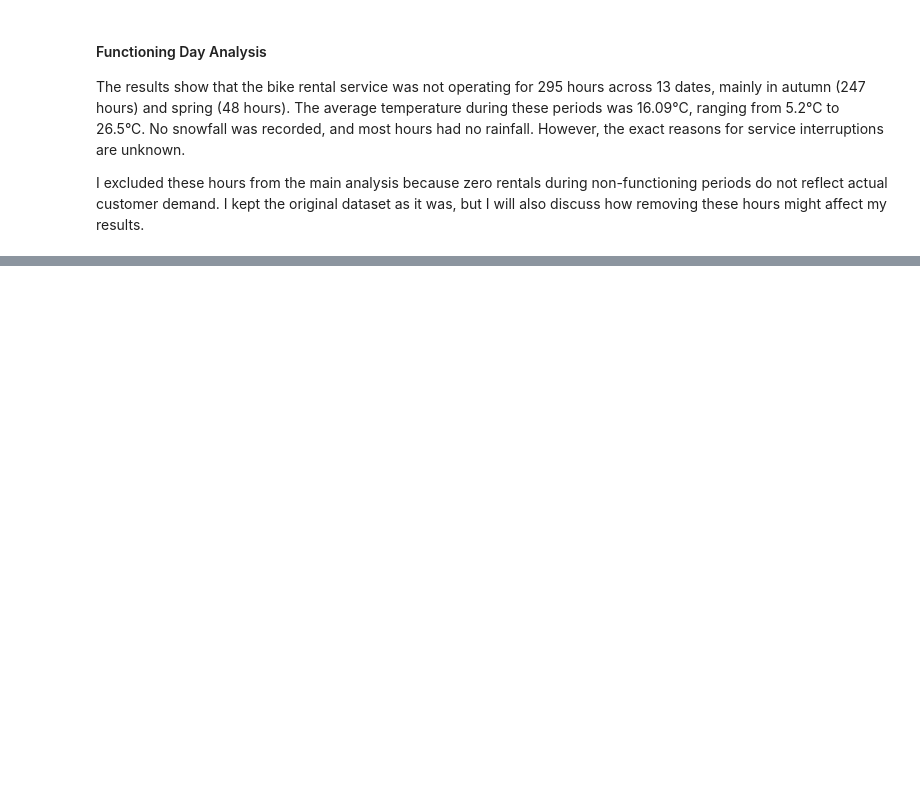
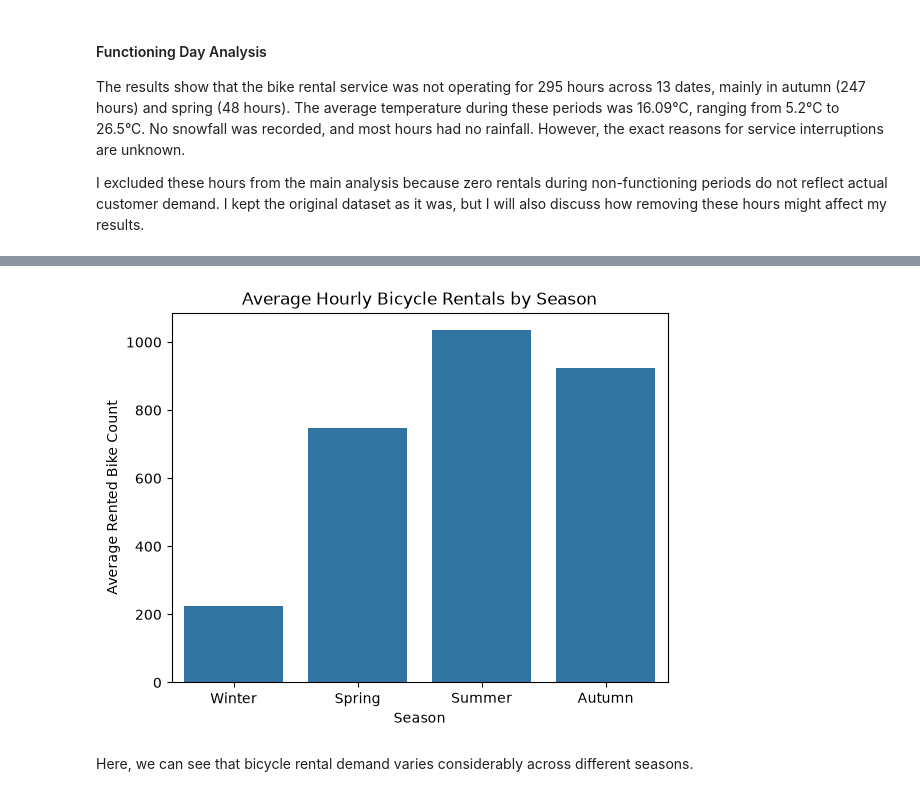
Before and after one commit to Munkhzaya-pom/statistic-sep-26, a Jupyter notebook: CA2_stats_sep_26/CA2_stats_sep_26.ipynb, the cells around one changed output, grey strips where cells are left out. Cells and saved outputs as stored; diff of their text form; code cells hidden in the pictures; blank space fills up the shorter version.

```diff
--- a/CA2_stats_sep_26/CA2_stats_sep_26.ipynb
+++ b/CA2_stats_sep_26/CA2_stats_sep_26.ipynb
@@ -223,0 +368,20 @@ I excluded these hours from the main analysis because zero rentals during non-fu
+# %%
+# Average bicycle rentals by season
+
+season_order = ["Winter", "Spring", "Summer", "Autumn"]
+
+sns.barplot(
+    data = df_active,
+    x = "Seasons",
+    y = "Rented Bike Count",
+    order = season_order,
+    errorbar = None)
+
+plt.title("Average Hourly Bicycle Rentals by Season")
+plt.xlabel("Season")
+plt.ylabel("Average Rented Bike Count")
+plt.show()
+# %% [output]
+[figure, added]
+# %% [markdown]
+Here, we can see that bicycle rental demand varies considerably across different seasons.
```
Also changed, not shown: parts of 15 cells of this notebook.
